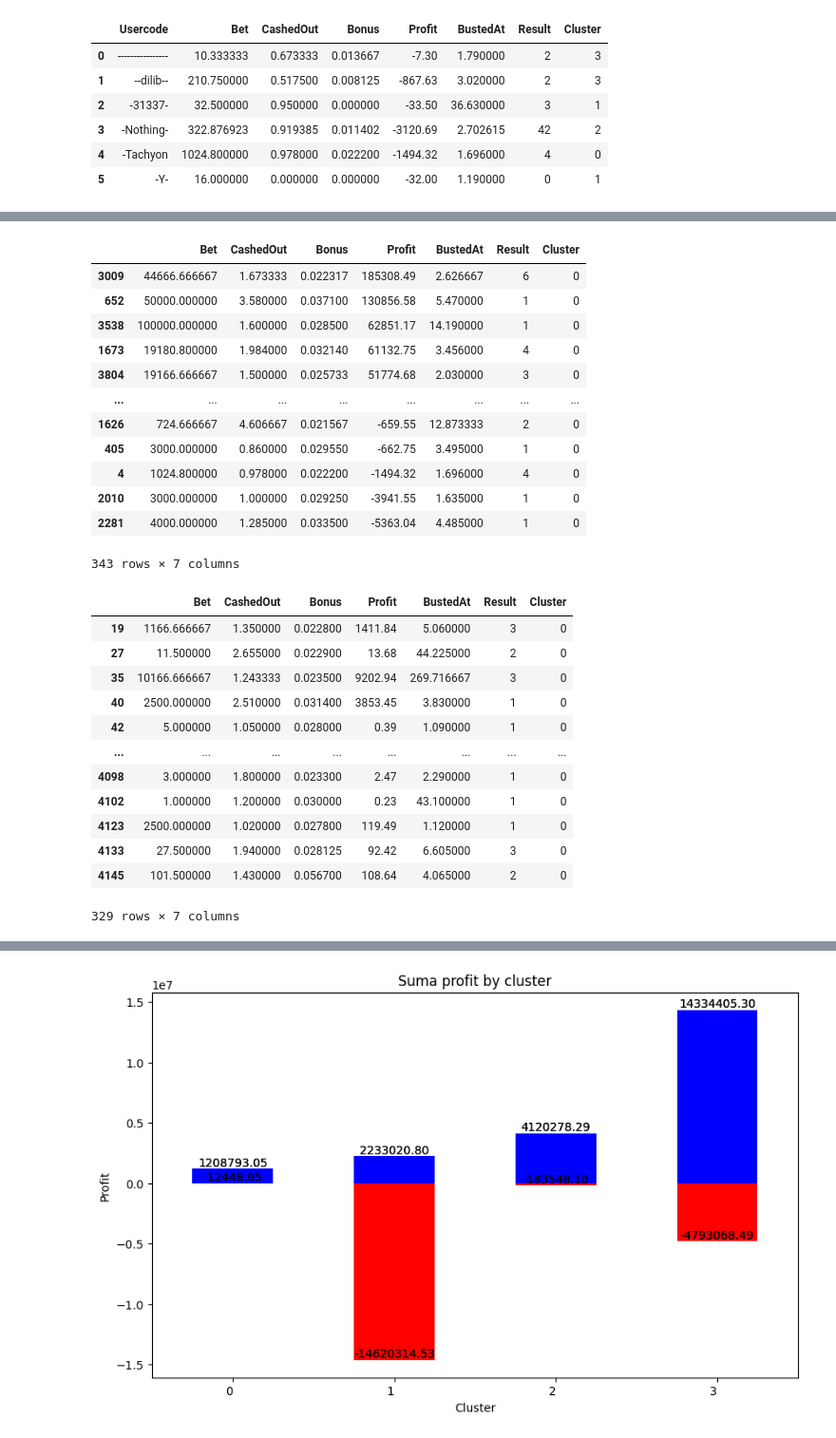
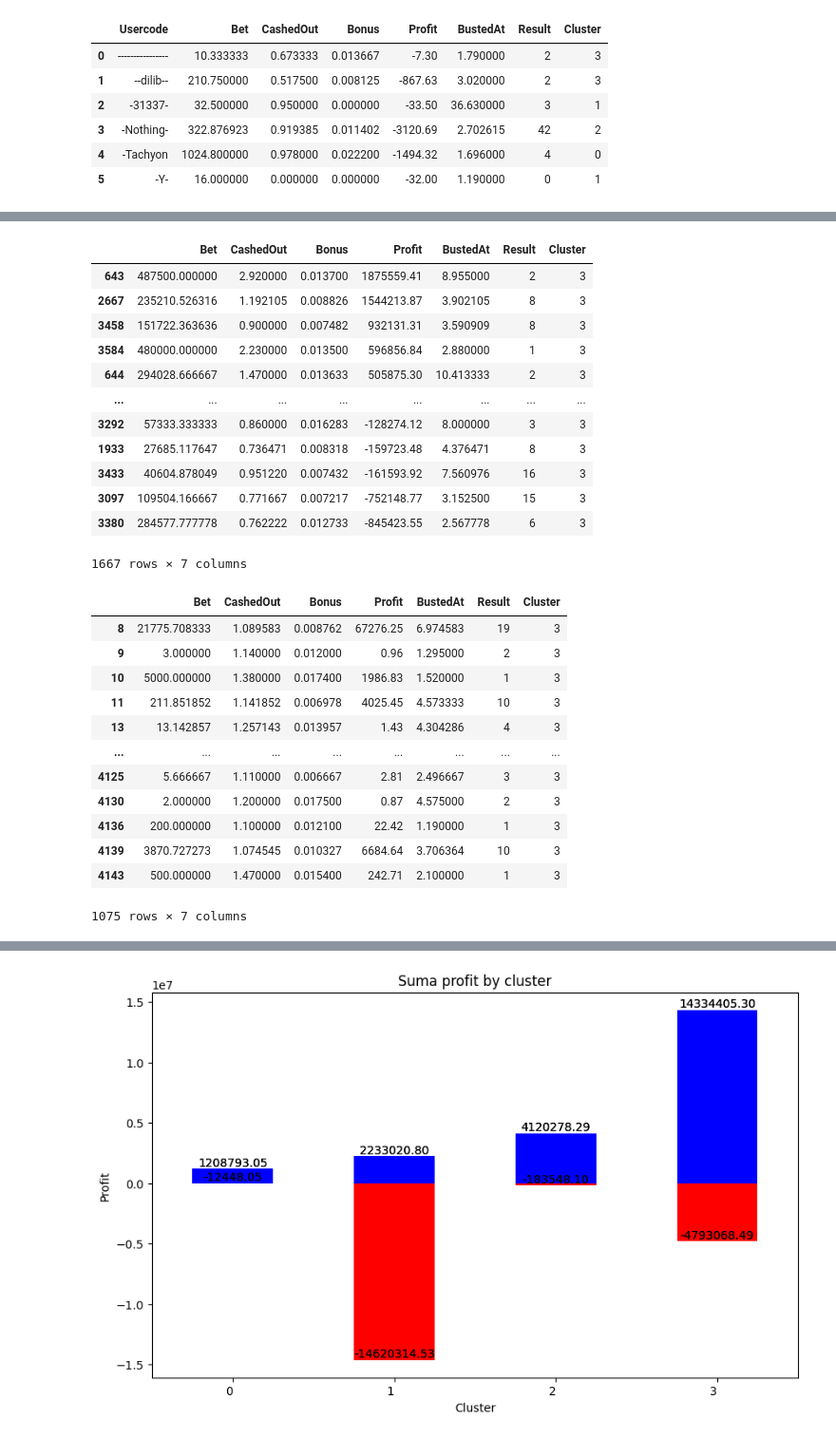
Before and after one commit to AndresEspinal/bustabit, a Jupyter notebook: notebooks/analisis_final.ipynb, the cells around one changed output, grey strips where cells are left out. Shown: that part at 95% size. Cells and saved outputs as stored; diff of their text form; code cells hidden in the pictures.

```diff
--- a/notebooks/analisis_final.ipynb
+++ b/notebooks/analisis_final.ipynb
@@ -39,0 +26,4 @@ customer_0
+# %%
+#Filtro de clientes cluster 0
+customer_3=data_final.query('Cluster==3')
+customer_3
@@ -68,0 +56,4 @@ wousercode
+# %%
+#Se elimina la columna de clientes para hacer gráficos
+wousercode=customer_3.drop(columns='Usercode')
+wousercode
@@ -69,33 +74,35 @@ wousercode
 # %%
+#Se organiza por mayor profit
 wousercode.sort_values(by='Profit', ascending=False)
 # %% [output]
 |  | Bet | CashedOut | Bonus | Profit | BustedAt | Result | Cluster |
-| 3009 | 44666.666667 | 1.673333 | 0.022317 | 185308.49 | 2.626667 | 6 | 0 |
-| 652 | 50000.000000 | 3.580000 | 0.037100 | 130856.58 | 5.470000 | 1 | 0 |
-| 3538 | 100000.000000 | 1.600000 | 0.028500 | 62851.17 | 14.190000 | 1 | 0 |
-| 1673 | 19180.800000 | 1.984000 | 0.032140 | 61132.75 | 3.456000 | 4 | 0 |
-| 3804 | 19166.666667 | 1.500000 | 0.025733 | 51774.68 | 2.030000 | 3 | 0 |
+| 643 | 487500.000000 | 2.920000 | 0.013700 | 1875559.41 | 8.955000 | 2 | 3 |
+| 2667 | 235210.526316 | 1.192105 | 0.008826 | 1544213.87 | 3.902105 | 8 | 3 |
+| 3458 | 151722.363636 | 0.900000 | 0.007482 | 932131.31 | 3.590909 | 8 | 3 |
+| 3584 | 480000.000000 | 2.230000 | 0.013500 | 596856.84 | 2.880000 | 1 | 3 |
+| 644 | 294028.666667 | 1.470000 | 0.013633 | 505875.30 | 10.413333 | 2 | 3 |
 | ... | ... | ... | ... | ... | ... | ... | ... |
-| 1626 | 724.666667 | 4.606667 | 0.021567 | -659.55 | 12.873333 | 2 | 0 |
-| 405 | 3000.000000 | 0.860000 | 0.029550 | -662.75 | 3.495000 | 1 | 0 |
-| 4 | 1024.800000 | 0.978000 | 0.022200 | -1494.32 | 1.696000 | 4 | 0 |
-| 2010 | 3000.000000 | 1.000000 | 0.029250 | -3941.55 | 1.635000 | 1 | 0 |
-| 2281 | 4000.000000 | 1.285000 | 0.033500 | -5363.04 | 4.485000 | 1 | 0 |
+| 3292 | 57333.333333 | 0.860000 | 0.016283 | -128274.12 | 8.000000 | 3 | 3 |
+| 1933 | 27685.117647 | 0.736471 | 0.008318 | -159723.48 | 4.376471 | 8 | 3 |
+| 3433 | 40604.878049 | 0.951220 | 0.007432 | -161593.92 | 7.560976 | 16 | 3 |
+| 3097 | 109504.166667 | 0.771667 | 0.007217 | -752148.77 | 3.152500 | 15 | 3 |
+| 3380 | 284577.777778 | 0.762222 | 0.012733 | -845423.55 | 2.567778 | 6 | 3 |
-343 rows × 7 columns
+1667 rows × 7 columns
 # %%
-positives_0=wousercode[wousercode['Profit']>0]
-positives_0
+#Los profit positivos
+positives_3=wousercode[wousercode['Profit']>0]
+positives_3
 # %% [output]
 |  | Bet | CashedOut | Bonus | Profit | BustedAt | Result | Cluster |
-| 19 | 1166.666667 | 1.350000 | 0.022800 | 1411.84 | 5.060000 | 3 | 0 |
-| 27 | 11.500000 | 2.655000 | 0.022900 | 13.68 | 44.225000 | 2 | 0 |
-| 35 | 10166.666667 | 1.243333 | 0.023500 | 9202.94 | 269.716667 | 3 | 0 |
-| 40 | 2500.000000 | 2.510000 | 0.031400 | 3853.45 | 3.830000 | 1 | 0 |
-| 42 | 5.000000 | 1.050000 | 0.028000 | 0.39 | 1.090000 | 1 | 0 |
+| 8 | 21775.708333 | 1.089583 | 0.008762 | 67276.25 | 6.974583 | 19 | 3 |
+| 9 | 3.000000 | 1.140000 | 0.012000 | 0.96 | 1.295000 | 2 | 3 |
+| 10 | 5000.000000 | 1.380000 | 0.017400 | 1986.83 | 1.520000 | 1 | 3 |
+| 11 | 211.851852 | 1.141852 | 0.006978 | 4025.45 | 4.573333 | 10 | 3 |
+| 13 | 13.142857 | 1.257143 | 0.013957 | 1.43 | 4.304286 | 4 | 3 |
 | ... | ... | ... | ... | ... | ... | ... | ... |
-| 4098 | 3.000000 | 1.800000 | 0.023300 | 2.47 | 2.290000 | 1 | 0 |
-| 4102 | 1.000000 | 1.200000 | 0.030000 | 0.23 | 43.100000 | 1 | 0 |
-| 4123 | 2500.000000 | 1.020000 | 0.027800 | 119.49 | 1.120000 | 1 | 0 |
-| 4133 | 27.500000 | 1.940000 | 0.028125 | 92.42 | 6.605000 | 3 | 0 |
-| 4145 | 101.500000 | 1.430000 | 0.056700 | 108.64 | 4.065000 | 2 | 0 |
+| 4125 | 5.666667 | 1.110000 | 0.006667 | 2.81 | 2.496667 | 3 | 3 |
+| 4130 | 2.000000 | 1.200000 | 0.017500 | 0.87 | 4.575000 | 2 | 3 |
+| 4136 | 200.000000 | 1.100000 | 0.012100 | 22.42 | 1.190000 | 1 | 3 |
+| 4139 | 3870.727273 | 1.074545 | 0.010327 | 6684.64 | 3.706364 | 10 | 3 |
+| 4143 | 500.000000 | 1.470000 | 0.015400 | 242.71 | 2.100000 | 1 | 3 |
-329 rows × 7 columns
+1075 rows × 7 columns
```
Also changed, not shown: parts of 26 cells of this notebook, 1 other file.
